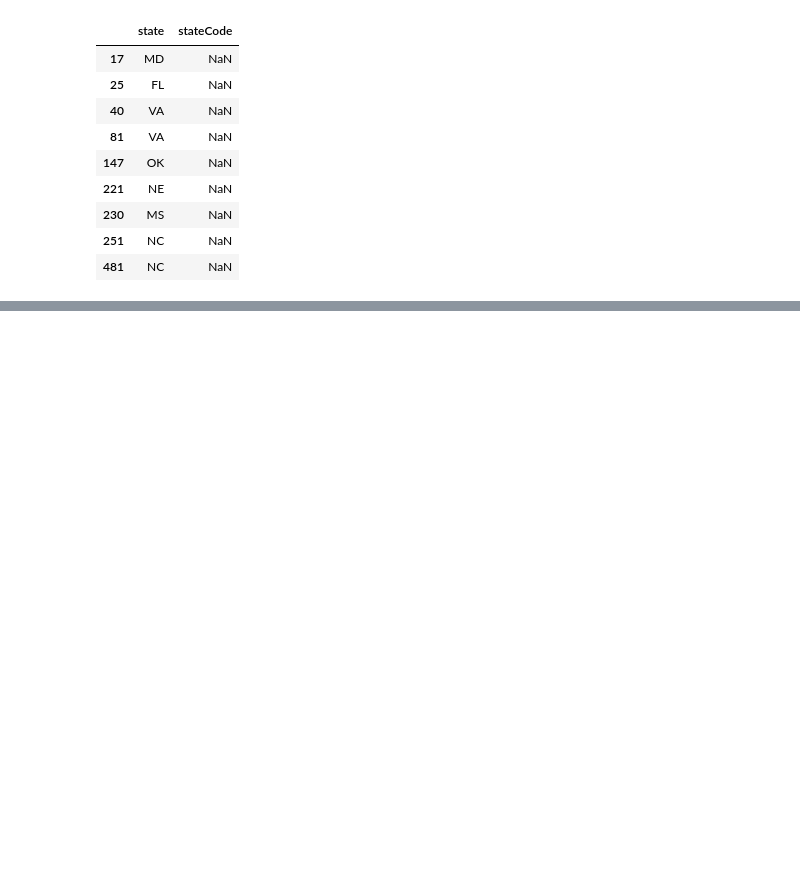
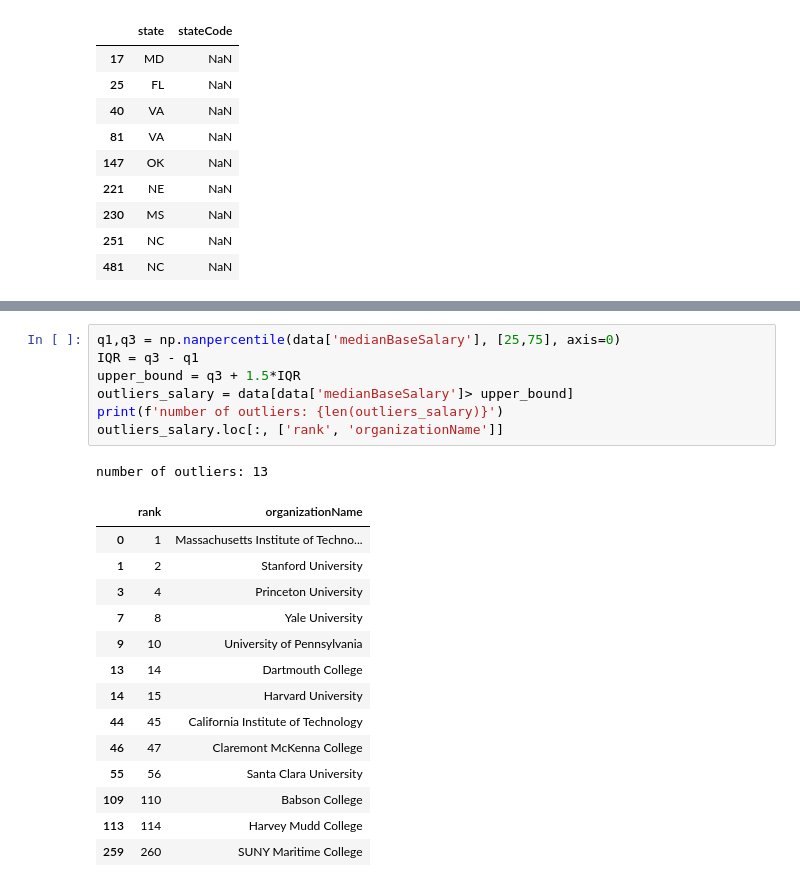
Before and after one commit to tcarr032/ML-dataset-projects, a Jupyter notebook: top college dataset/college.ipynb, the cells around one changed output, grey strips where cells are left out. Cells and saved outputs as stored; diff of their text form; blank space fills up the shorter version.

```diff
--- a/top college dataset/college.ipynb
+++ b/top college dataset/college.ipynb
@@ -192,0 +209,23 @@ for the sake of simplicity since the number of missing regions is so small we wi
+# %%
+q1,q3 = np.nanpercentile(data['medianBaseSalary'], [25,75], axis=0)
+IQR = q3 - q1
+upper_bound = q3 + 1.5*IQR
+outliers_salary = data[data['medianBaseSalary']> upper_bound]
+print(f'number of outliers: {len(outliers_salary)}')
+outliers_salary.loc[:, ['rank', 'organizationName']]
+# %% [output]
+number of outliers: 13
+|  | rank | organizationName |
+| 0 | 1 | Massachusetts Institute of Techno... |
+| 1 | 2 | Stanford University |
+| 3 | 4 | Princeton University |
+| 7 | 8 | Yale University |
+| 9 | 10 | University of Pennsylvania |
+| 13 | 14 | Dartmouth College |
+| 14 | 15 | Harvard University |
+| 44 | 45 | California Institute of Technology |
+| 46 | 47 | Claremont McKenna College |
+| 55 | 56 | Santa Clara University |
+| 109 | 110 | Babson College |
+| 113 | 114 | Harvey Mudd College |
+| 259 | 260 | SUNY Maritime College |
```
Also changed, not shown: parts of 23 cells of this notebook, 1 other file.
